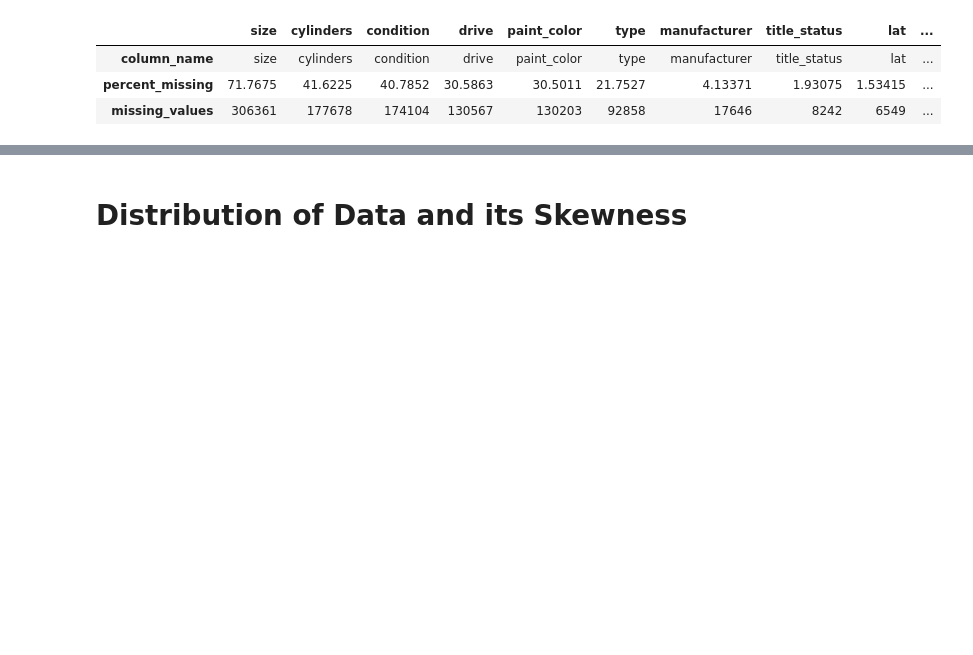
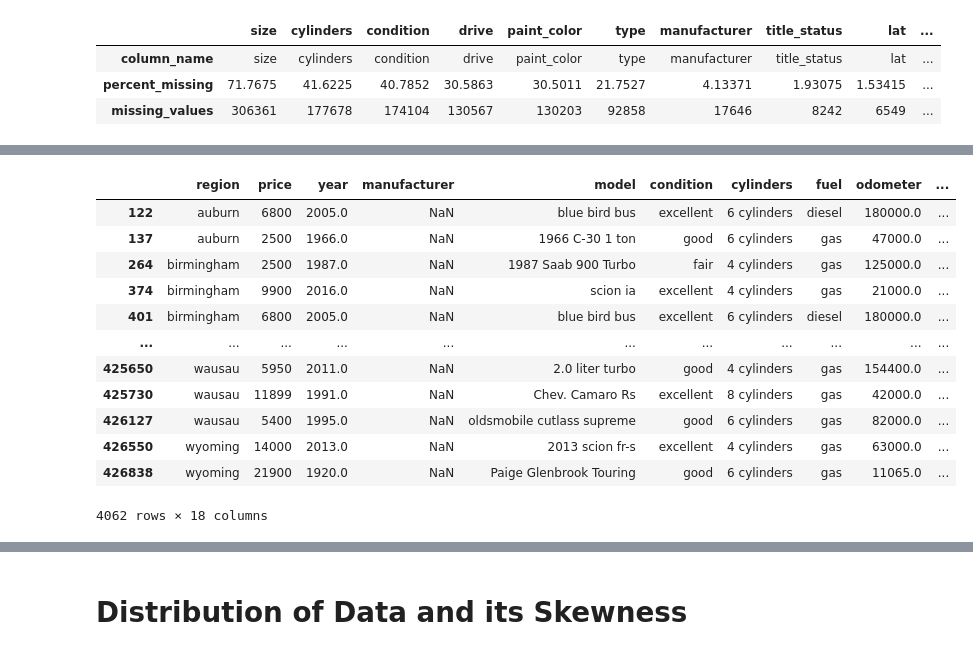
Before and after one commit to MyPetOctocat/Applied-Analytics, a Jupyter notebook: general_preprocessing.ipynb, the cells around one changed output, grey strips where cells are left out. Cells and saved outputs as stored; diff of their text form; code cells hidden in the pictures; blank space fills up the shorter version.

```diff
--- a/general_preprocessing.ipynb
+++ b/general_preprocessing.ipynb
@@ -92,0 +115,3 @@ df.dropna().head()
+# %%
+df_impute = df.dropna(subset=['size', 'cylinders', 'condition', 'drive', 'paint_color', 'type'])
+df_impute.shape[0]
@@ -92,0 +142,16 @@ df.dropna().head()
+# %%
+df_impute[df_impute['manufacturer'].isnull()]
+# %% [output]
+|  | region | price | year | manufacturer | model | condition | cylinders | fuel | odometer | ... |
+| 122 | auburn | 6800 | 2005.0 | NaN | blue bird bus | excellent | 6 cylinders | diesel | 180000.0 | ... |
+| 137 | auburn | 2500 | 1966.0 | NaN | 1966 C-30 1 ton | good | 6 cylinders | gas | 47000.0 | ... |
+| 264 | birmingham | 2500 | 1987.0 | NaN | 1987 Saab 900 Turbo | fair | 4 cylinders | gas | 125000.0 | ... |
+| 374 | birmingham | 9900 | 2016.0 | NaN | scion ia | excellent | 4 cylinders | gas | 21000.0 | ... |
+| 401 | birmingham | 6800 | 2005.0 | NaN | blue bird bus | excellent | 6 cylinders | diesel | 180000.0 | ... |
+| ... | ... | ... | ... | ... | ... | ... | ... | ... | ... | ... |
+| 425650 | wausau | 5950 | 2011.0 | NaN | 2.0 liter turbo | good | 4 cylinders | gas | 154400.0 | ... |
+| 425730 | wausau | 11899 | 1991.0 | NaN | Chev. Camaro Rs | excellent | 8 cylinders | gas | 42000.0 | ... |
+| 426127 | wausau | 5400 | 1995.0 | NaN | oldsmobile cutlass supreme | good | 6 cylinders | gas | 82000.0 | ... |
+| 426550 | wyoming | 14000 | 2013.0 | NaN | 2013 scion fr-s | excellent | 4 cylinders | gas | 63000.0 | ... |
+| 426838 | wyoming | 21900 | 1920.0 | NaN | Paige Glenbrook Touring | good | 6 cylinders | gas | 11065.0 | ... |
+4062 rows × 18 columns
```
Also changed, not shown: parts of 25 cells of this notebook, 1 other file.
